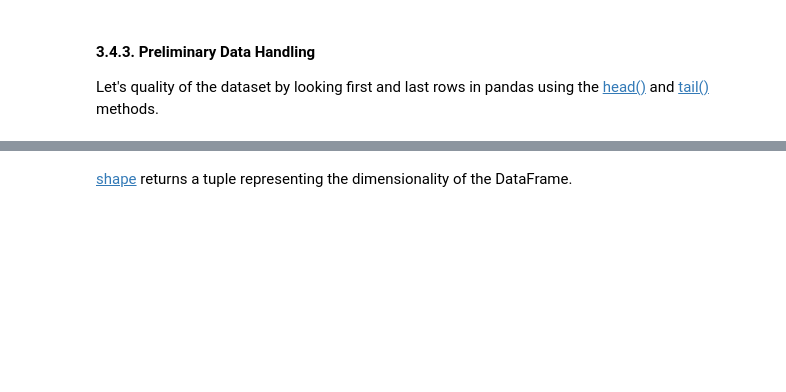
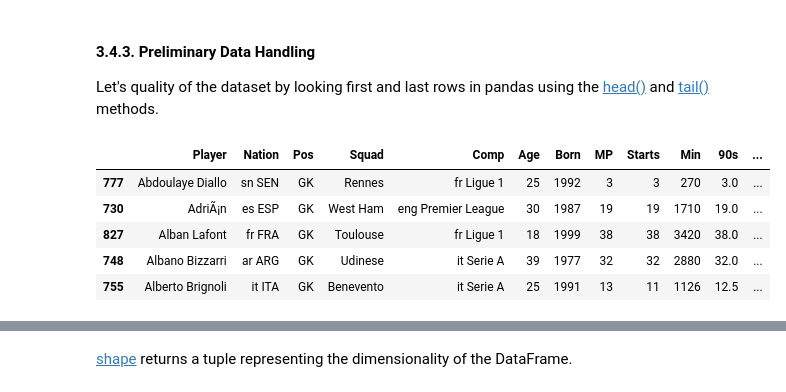
Before and after one commit to eddwebster/football_analytics, a Jupyter notebook: notebooks/1_data_scraping/FBref Player Stats Web Scraping.ipynb, the cells around one changed output, grey strips where cells are left out. Saved outputs shown, nothing was run; the diff lists cells and outputs as text; code cells hidden in the pictures; blank space fills up the shorter version.

```diff
--- a/notebooks/1_data_scraping/FBref Player Stats Web Scraping.ipynb
+++ b/notebooks/1_data_scraping/FBref Player Stats Web Scraping.ipynb
@@ -572,6 +1064,13 @@ print(f'Time taken to scrape goalkeeper data for the Big 5 leagues is: {total_ti
 #### <a id='#section3.4.3'>3.4.3. Preliminary Data Handling</a>
 Let's quality of the dataset by looking first and last rows in pandas using the [head()](https://pandas.pydata.org/pandas-docs/stable/reference/api/pandas.DataFrame.head.html) and [tail()](https://pandas.pydata.org/pandas-docs/stable/reference/api/pandas.DataFrame.tail.html) methods.
 # %%
-# Display the first 5 rows of the raw DataFrame, df_fbref_goalkeeper_big5_2021_raw
-df_fbref_goalkeeper_big5_2021_raw.head()
+# Display the first five rows of the raw DataFrame, df_fbref_goalkeeper_big5_raw
+df_fbref_goalkeeper_big5_raw.head()
+# %% [output]
+|  | Player | Nation | Pos | Squad | Comp | Age | Born | MP | Starts | Min | 90s | ... |
+| 777 | Abdoulaye Diallo | sn SEN | GK | Rennes | fr Ligue 1 | 25 | 1992 | 3 | 3 | 270 | 3.0 | ... |
+| 730 | AdriÃ¡n | es ESP | GK | West Ham | eng Premier League | 30 | 1987 | 19 | 19 | 1710 | 19.0 | ... |
+| 827 | Alban Lafont | fr FRA | GK | Toulouse | fr Ligue 1 | 18 | 1999 | 38 | 38 | 3420 | 38.0 | ... |
+| 748 | Albano Bizzarri | ar ARG | GK | Udinese | it Serie A | 39 | 1977 | 32 | 32 | 2880 | 32.0 | ... |
+| 755 | Alberto Brignoli | it ITA | GK | Benevento | it Serie A | 25 | 1991 | 13 | 11 | 1126 | 12.5 | ... |
 # %%
```
Also changed, not shown: parts of 67 cells of this notebook.
